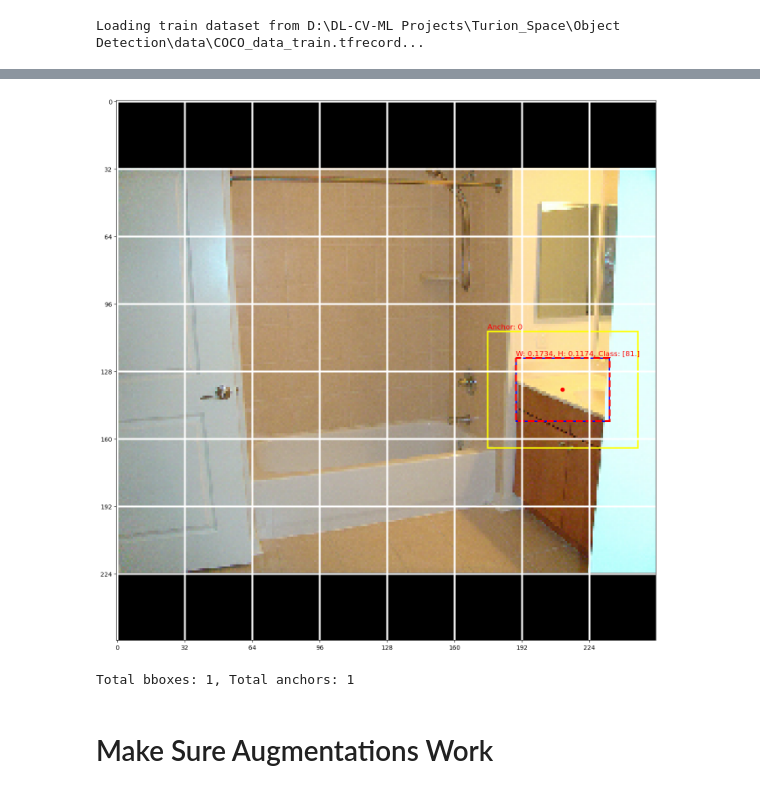
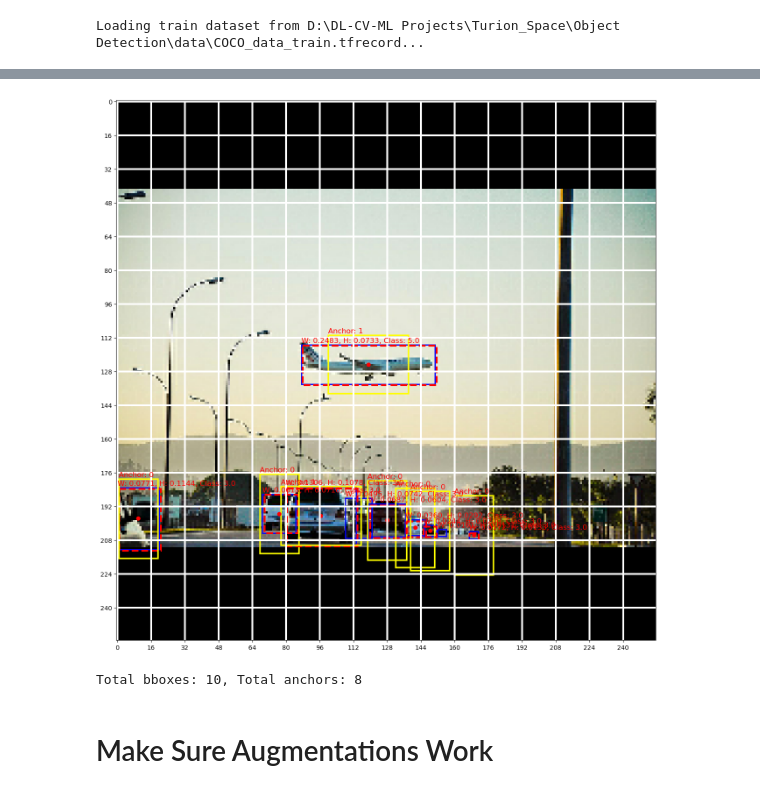
Before and after one commit to gmangonz/Object-Detection, a Jupyter notebook: test.ipynb, the cells around one changed output, grey strips where cells are left out. Saved outputs shown, nothing was run; the diff lists cells and outputs as text; code cells hidden in the pictures.

```diff
--- a/test.ipynb
+++ b/test.ipynb
@@ -66,7 +66,7 @@ tmvm = iter(ds_train)
 # %%
 kvsdk = next(tmvm)
 # %%
-i = 1
+i = 0
 img_to_test = kvsdk[0][i]
 its_bboxes = kvsdk[1][i]
 img_y = img_to_test.shape[0]
@@ -89,11 +89,11 @@ setup_bboxes = BboxesToAnchors(grid_sizes, yolo_anchors, img_shape)
 # %%
 grid = setup_bboxes(its_bboxes[None, ...])
 # %%
-c = 0
+c = 1
 plot_grid_anchors(img_to_test, its_bboxes, grid[c], (16, 16), yolo_anchors[c], True, ['bbox', 'anchors', 'prediction']) # ['bbox', 'prediction', 'anchors']
 # %% [output]
-[figure, old version]
+[figure, new version]
-Total bboxes: 1, Total anchors: 1
+Total bboxes: 10, Total anchors: 8
 # %%
 def decode_model_outputs(pred, anchors, num_classes):
 
```
Also changed, not shown: parts of 6 cells of this notebook, 2 other files.
